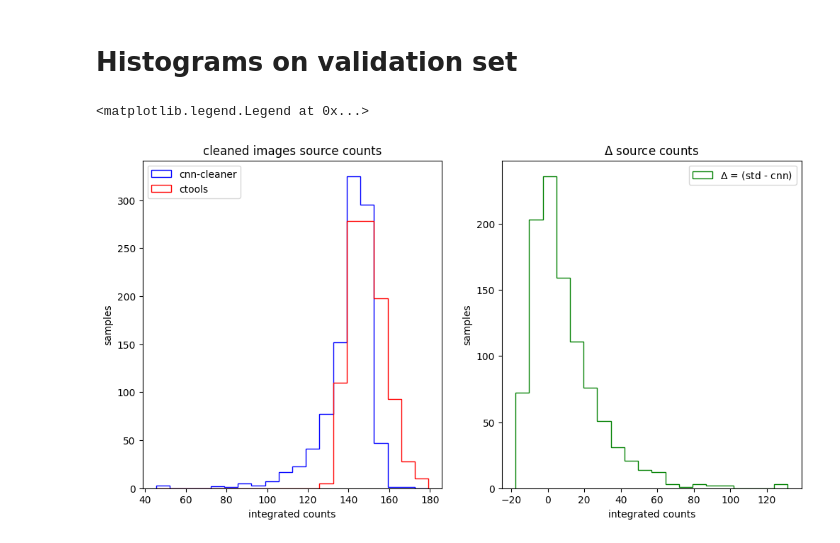
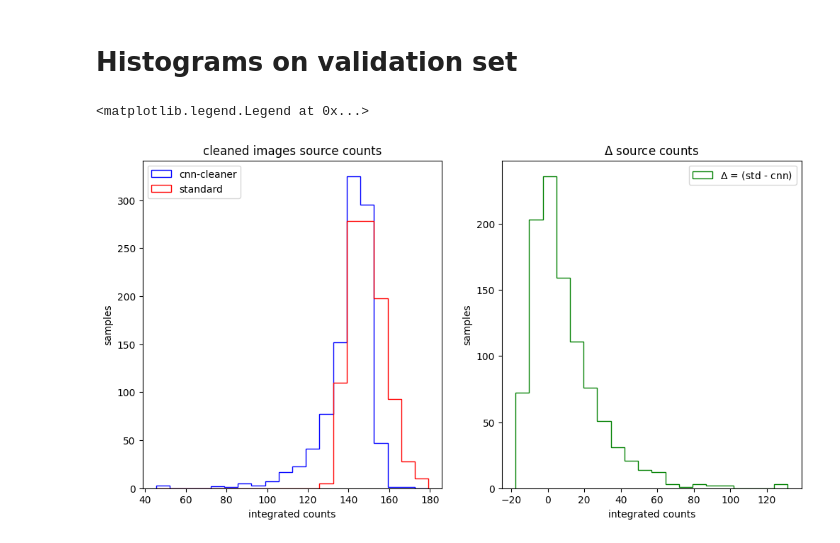
Before and after one commit to ambra-dipiano/astroAI, a Jupyter notebook: astroai/notebooks/cnn-cleaner.ipynb, the cells around one changed output. Drawn from its saved outputs; the diff is of its cells as text; code cells hidden in the pictures.

```diff
--- a/astroai/notebooks/cnn-cleaner.ipynb
+++ b/astroai/notebooks/cnn-cleaner.ipynb
@@ -430,22 +446,22 @@ for std, cnn in zip(test_clean, predictions):
 # %%
 fig, ax = plt.subplots(1, 2, figsize=(12, 6))
 colors = ['red', 'blue'] #, 'black'
 
 # cumulative counts hist
 data = (sum_on_region['STD'], sum_on_region['CNN']) #, sum_on_region['AP_EXCESS']
 ax[0].set_title('cleaned images source counts')
-ax[0].hist(data, 20, density=False, histtype='step', color=colors, label=['ctools', 'cnn-cleaner'])
+ax[0].hist(data, 20, density=False, histtype='step', color=colors, label=['standard', 'cnn-cleaner'])
 ax[0].set_ylabel('samples')
 ax[0].set_xlabel('integrated counts')
 ax[0].legend(loc=2)
 
 # residual hist
 data = sum_on_region['DIFF']
 ax[1].set_title(r'$\Delta$ source counts')
 ax[1].hist(data, 20, density=False, histtype='step', color='green', label=r'$\Delta$ = (std - cnn)')
 ax[1].set_ylabel('samples')
 ax[1].set_xlabel('integrated counts')
 ax[1].legend()
 # %% [output]
 <matplotlib.legend.Legend at 0x...>
-[figure, old version]
+[figure, new version]
```
Also changed, not shown: parts of 5 cells of this notebook, 1 other file.
